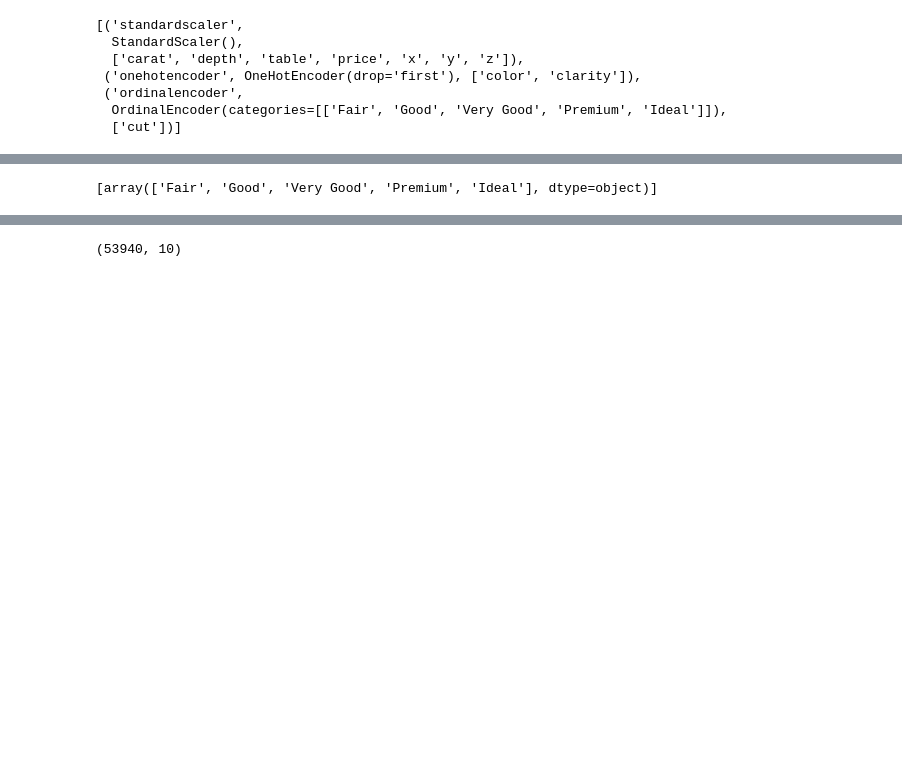
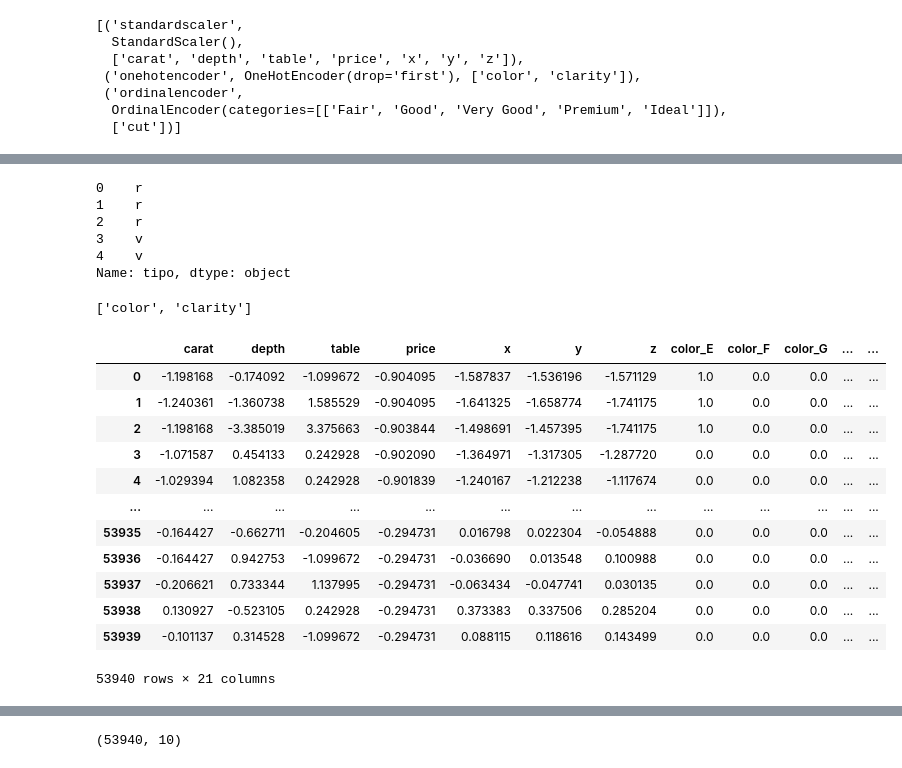
Before and after one commit to albertotb/curso-ml-python, a Jupyter notebook: notebook/sklearn/02-preprocessing.ipynb, the cells around one changed output, grey strips where cells are left out. Cells and saved outputs as stored; diff of their text form; code cells hidden in the pictures; blank space fills up the shorter version.

```diff
--- a/notebook/sklearn/02-preprocessing.ipynb
+++ b/notebook/sklearn/02-preprocessing.ipynb
@@ -257,8 +268,12 @@ Name: cut, dtype: int64
 from sklearn.preprocessing import StandardScaler, OneHotEncoder, OrdinalEncoder
 from sklearn.compose import make_column_transformer, make_column_selector
 
+cat_order = [
+    ['Fair', 'Good', 'Very Good', 'Premium', 'Ideal']
+]
+
 col_trans = make_column_transformer(
     (StandardScaler(), make_column_selector(dtype_include='number')),
     (OneHotEncoder(drop='first'), ['color', 'clarity']),
-    (OrdinalEncoder(categories=[['Fair', 'Good', 'Very Good', 'Premium', 'Ideal']]), ['cut'])
+    (OrdinalEncoder(categories=cat_order), ['cut'])
 )
@@ -280,4 +334,36 @@ col_trans.transformers_
+# %%
+d["tipo"].map(lambda x: x[0])
+# %% [output]
+0    r
+1    r
+2    r
+3    v
+4    v
+Name: tipo, dtype: object
 # %%
-col_trans.transformers_[2][1].categories_
+col_trans.transformers_[1][2]
 # %% [output]
-[array(['Fair', 'Good', 'Very Good', 'Premium', 'Ideal'], dtype=object)]
+['color', 'clarity']
+# %%
+onehot_names = []
+for idx, var in enumerate(col_trans.transformers_[1][2]):
+    for value in col_trans.transformers_[1][1].categories_[idx][1:]:
+        onehot_names.append(str(var) + "_" + str(value))
+# %%
+new_names = col_trans.transformers_[0][2] + onehot_names + col_trans.transformers_[2][2]
+# %%
+pd.DataFrame(X, columns=new_names)
+# %% [output]
+|  | carat | depth | table | price | x | y | z | color_E | color_F | color_G | ... | ... |
+| 0 | -1.198168 | -0.174092 | -1.099672 | -0.904095 | -1.587837 | -1.536196 | -1.571129 | 1.0 | 0.0 | 0.0 | ... | ... |
+| 1 | -1.240361 | -1.360738 | 1.585529 | -0.904095 | -1.641325 | -1.658774 | -1.741175 | 1.0 | 0.0 | 0.0 | ... | ... |
+| 2 | -1.198168 | -3.385019 | 3.375663 | -0.903844 | -1.498691 | -1.457395 | -1.741175 | 1.0 | 0.0 | 0.0 | ... | ... |
+| 3 | -1.071587 | 0.454133 | 0.242928 | -0.902090 | -1.364971 | -1.317305 | -1.287720 | 0.0 | 0.0 | 0.0 | ... | ... |
+| 4 | -1.029394 | 1.082358 | 0.242928 | -0.901839 | -1.240167 | -1.212238 | -1.117674 | 0.0 | 0.0 | 0.0 | ... | ... |
+| ... | ... | ... | ... | ... | ... | ... | ... | ... | ... | ... | ... | ... |
+| 53935 | -0.164427 | -0.662711 | -0.204605 | -0.294731 | 0.016798 | 0.022304 | -0.054888 | 0.0 | 0.0 | 0.0 | ... | ... |
+| 53936 | -0.164427 | 0.942753 | -1.099672 | -0.294731 | -0.036690 | 0.013548 | 0.100988 | 0.0 | 0.0 | 0.0 | ... | ... |
+| 53937 | -0.206621 | 0.733344 | 1.137995 | -0.294731 | -0.063434 | -0.047741 | 0.030135 | 0.0 | 0.0 | 0.0 | ... | ... |
+| 53938 | 0.130927 | -0.523105 | 0.242928 | -0.294731 | 0.373383 | 0.337506 | 0.285204 | 0.0 | 0.0 | 0.0 | ... | ... |
+| 53939 | -0.101137 | 0.314528 | -1.099672 | -0.294731 | 0.088115 | 0.118616 | 0.143499 | 0.0 | 0.0 | 0.0 | ... | ... |
+53940 rows × 21 columns
```
Also changed, not shown: parts of 33 cells of this notebook, 49 other files.
